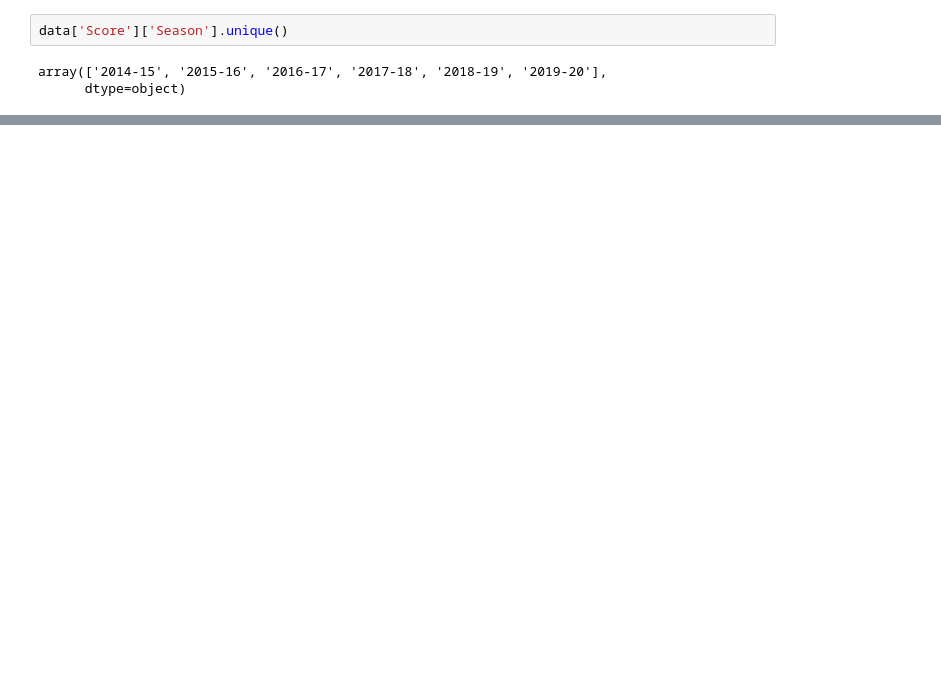
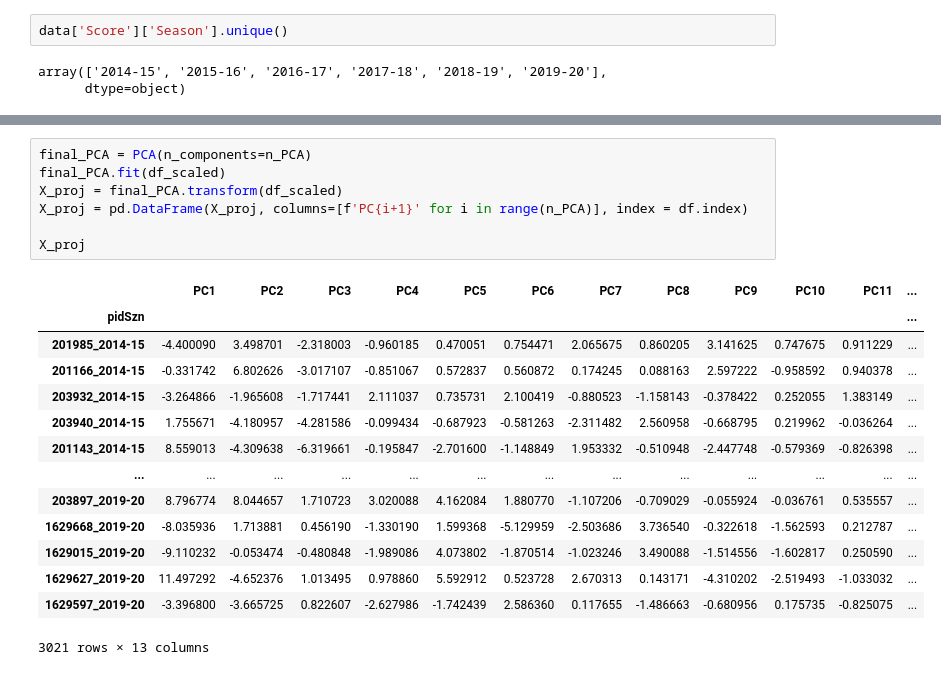
Before and after one commit to arnaud-odet/Roster_Building, a Jupyter notebook: notebooks/clustering.ipynb, the cells around one changed output, grey strips where cells are left out. Cells and saved outputs as stored; diff of their text form; blank space fills up the shorter version.

```diff
--- a/notebooks/clustering.ipynb
+++ b/notebooks/clustering.ipynb
@@ -72,0 +473,22 @@ array(['2014-15', '2015-16', '2016-17', '2017-18', '2018-19', '2019-20'],
+# %%
+final_PCA = PCA(n_components=n_PCA)
+final_PCA.fit(df_scaled)
+X_proj = final_PCA.transform(df_scaled)
+X_proj = pd.DataFrame(X_proj, columns=[f'PC{i+1}' for i in range(n_PCA)], index = df.index)
+
+X_proj
+# %% [output]
+|  | PC1 | PC2 | PC3 | PC4 | PC5 | PC6 | PC7 | PC8 | PC9 | PC10 | PC11 | ... |
+| pidSzn |  |  |  |  |  |  |  |  |  |  |  | ... |
+| 201985_2014-15 | -4.400090 | 3.498701 | -2.318003 | -0.960185 | 0.470051 | 0.754471 | 2.065675 | 0.860205 | 3.141625 | 0.747675 | 0.911229 | ... |
+| 201166_2014-15 | -0.331742 | 6.802626 | -3.017107 | -0.851067 | 0.572837 | 0.560872 | 0.174245 | 0.088163 | 2.597222 | -0.958592 | 0.940378 | ... |
+| 203932_2014-15 | -3.264866 | -1.965608 | -1.717441 | 2.111037 | 0.735731 | 2.100419 | -0.880523 | -1.158143 | -0.378422 | 0.252055 | 1.383149 | ... |
+| 203940_2014-15 | 1.755671 | -4.180957 | -4.281586 | -0.099434 | -0.687923 | -0.581263 | -2.311482 | 2.560958 | -0.668795 | 0.219962 | -0.036264 | ... |
+| 201143_2014-15 | 8.559013 | -4.309638 | -6.319661 | -0.195847 | -2.701600 | -1.148849 | 1.953332 | -0.510948 | -2.447748 | -0.579369 | -0.826398 | ... |
+| ... | ... | ... | ... | ... | ... | ... | ... | ... | ... | ... | ... | ... |
+| 203897_2019-20 | 8.796774 | 8.044657 | 1.710723 | 3.020088 | 4.162084 | 1.880770 | -1.107206 | -0.709029 | -0.055924 | -0.036761 | 0.535557 | ... |
+| 1629668_2019-20 | -8.035936 | 1.713881 | 0.456190 | -1.330190 | 1.599368 | -5.129959 | -2.503686 | 3.736540 | -0.322618 | -1.562593 | 0.212787 | ... |
+| 1629015_2019-20 | -9.110232 | -0.053474 | -0.480848 | -1.989086 | 4.073802 | -1.870514 | -1.023246 | 3.490088 | -1.514556 | -1.602817 | 0.250590 | ... |
+| 1629627_2019-20 | 11.497292 | -4.652376 | 1.013495 | 0.978860 | 5.592912 | 0.523728 | 2.670313 | 0.143171 | -4.310202 | -2.519493 | -1.033032 | ... |
+| 1629597_2019-20 | -3.396800 | -3.665725 | 0.822607 | -2.627986 | -1.742439 | 2.586360 | 0.117655 | -1.486663 | -0.680956 | 0.175735 | -0.825075 | ... |
+3021 rows × 13 columns
```
Also changed, not shown: parts of 40 cells of this notebook.
